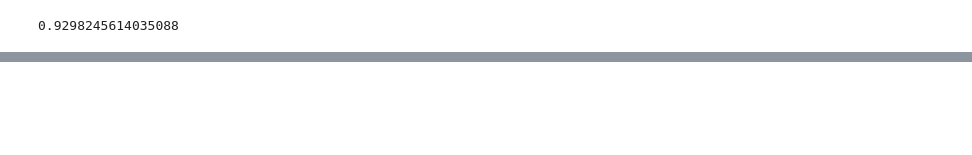
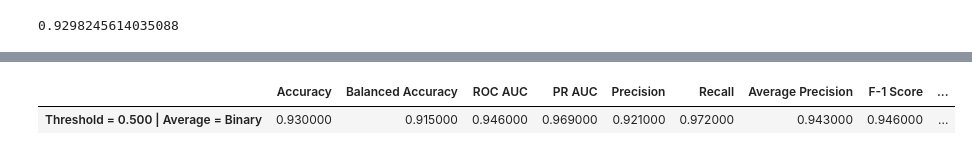
Before and after one commit to amirhessam88/ml-algs, a Jupyter notebook: notebooks/logistic_regression.ipynb, the cells around one changed output, grey strips where cells are left out. Drawn from its saved outputs; the diff is of its cells as text; code cells hidden in the pictures; blank space fills up the shorter version.

```diff
--- a/notebooks/logistic_regression.ipynb
+++ b/notebooks/logistic_regression.ipynb
@@ -33,0 +92,6 @@ accuracy_score(y_test, y_pred)
+# %%
+# initialize the metric object
+clf_metrics = BinaryClassificationMetrics(y_test, y_pred_proba)
+# %% [output]
+|  | Accuracy | Balanced Accuracy | ROC AUC | PR AUC | Precision | Recall | Average Precision | F-1 Score | ... |
+| Threshold = 0.500 | Average = Binary | 0.930000 | 0.915000 | 0.946000 | 0.969000 | 0.921000 | 0.972000 | 0.943000 | 0.946000 | ... |
```
Also changed, not shown: parts of 17 cells of this notebook, 1 other file.
